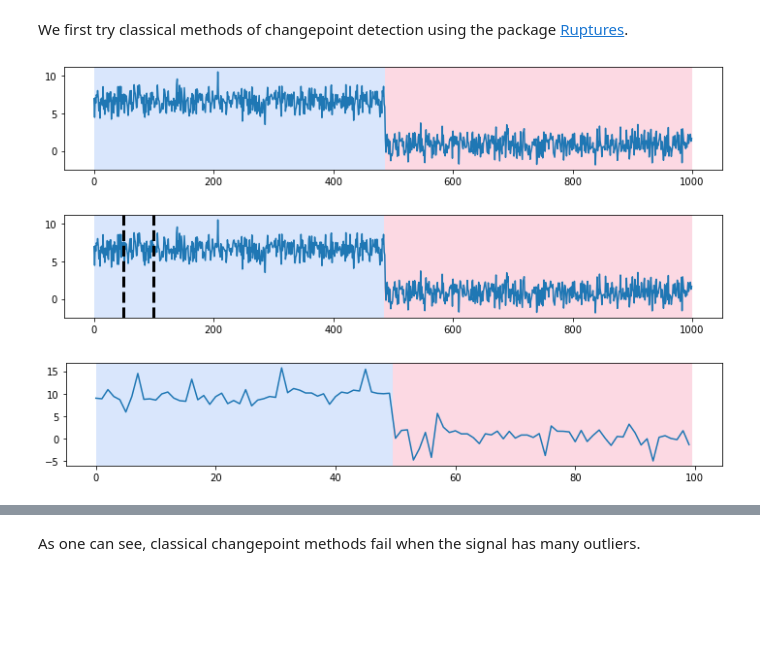
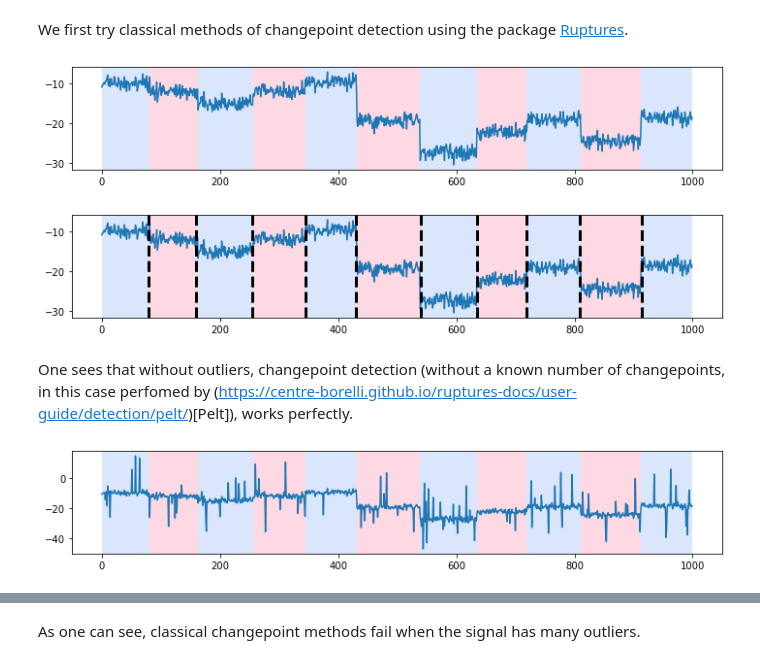
Before and after one commit to LinusBleistein/changepoint_outliers, a Jupyter notebook: imptests.ipynb, the cells around one changed output, grey strips where cells are left out. Cells and saved outputs as stored; diff of their text form; code cells hidden in the pictures; blank space fills up the shorter version.

```diff
--- a/imptests.ipynb
+++ b/imptests.ipynb
@@ -43,15 +19,15 @@ def add_outliers(n_outliers,signal):
 # %%
 n_samples, n_dims, sigma = 1000, 1, 1
-n_bkps = 1  # number of breakpoints
+n_bkps = 10  # number of breakpoints
 signal, bkps = rpt.pw_constant(n_samples, n_dims, n_bkps, noise_std=sigma)
 # %%
 fig, ax_array = rpt.display(signal, bkps)
 # %% [output]
-[figure, old version]
+[figure, new version]
 # %%
 algo = rpt.Pelt(model='l2', min_size=3).fit(signal)
 my_bkps = algo.predict(pen=100)
-rpt.display(signal, my_bkps, result)
+rpt.display(signal, bkps, my_bkps)
 plt.show()
 # %% [output]
-[figure, old version]
+[figure, new version]
@@ -59,0 +34,2 @@ signal= add_outliers(10,signal)
+# %% [markdown]
+One sees that without outliers, changepoint detection (without a known number of changepoints, in this case perfomed by (https://centre-borelli.github.io/ruptures-docs/user-guide/detection/pelt/)[Pelt]), works perfectly.
@@ -60,5 +59,5 @@ signal= add_outliers(10,signal)
 # %%
-fig, ax_array = rpt.display(signal, bkps)
+fig, ax_array = rpt.display(noisy_signal, bkps)
 # %% [output]
-[figure, old version]
+[figure, new version]
 # %%
```
Also changed, not shown: parts of 55 cells of this notebook, 4 other files.
